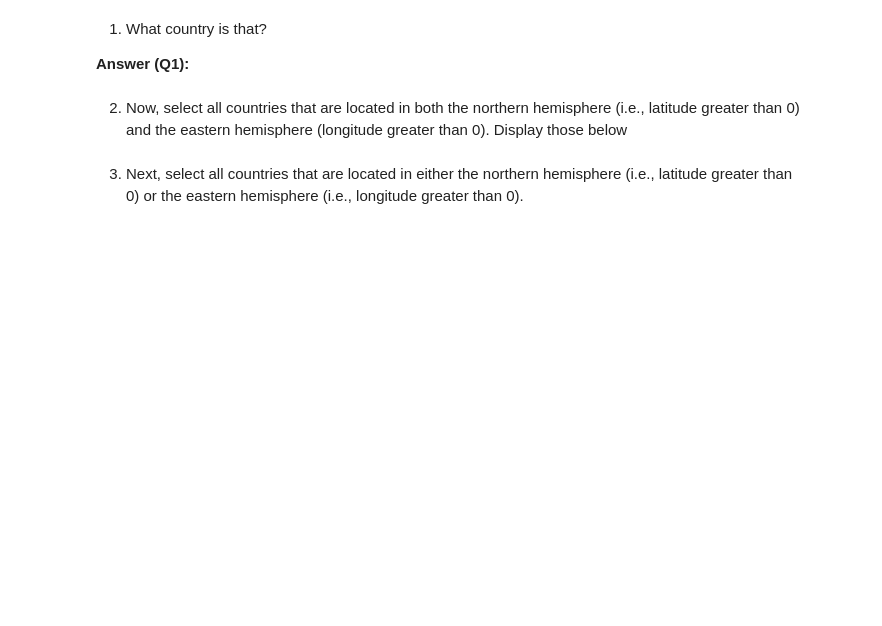
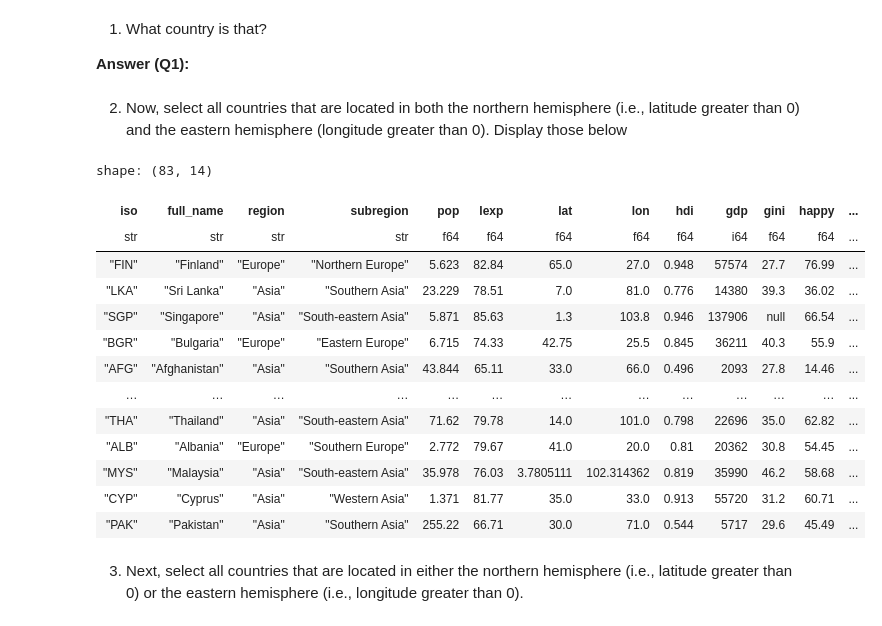
Before and after one commit to tettehdaniel/python-labs, a Jupyter notebook: Notebooks/Notebook04_DataManipulation2_SV.ipynb, the cells around one changed output. Drawn from its saved outputs; the diff is of its cells as text; code cells hidden in the pictures; blank space fills up the shorter version.

```diff
--- a/Notebooks/Notebook04_DataManipulation2_SV.ipynb
+++ b/Notebooks/Notebook04_DataManipulation2_SV.ipynb
@@ -82,5 +82,25 @@ shape: (135, 14)
 **Answer (Q1):**
 # %% [markdown]
 2. Now, select all countries that are located in both the northern hemisphere (i.e., latitude greater than 0) and the eastern hemisphere (longitude greater than 0). Display those below
+# %%
+(
+    dat
+    .filter((c.lat > 0) & (c.lon > 0))
+)
+# %% [output]
+shape: (83, 14)
+| iso | full_name | region | subregion | pop | lexp | lat | lon | hdi | gdp | gini | happy | ... |
+| str | str | str | str | f64 | f64 | f64 | f64 | f64 | i64 | f64 | f64 | ... |
+| "FIN" | "Finland" | "Europe" | "Northern Europe" | 5.623 | 82.84 | 65.0 | 27.0 | 0.948 | 57574 | 27.7 | 76.99 | ... |
+| "LKA" | "Sri Lanka" | "Asia" | "Southern Asia" | 23.229 | 78.51 | 7.0 | 81.0 | 0.776 | 14380 | 39.3 | 36.02 | ... |
+| "SGP" | "Singapore" | "Asia" | "South-eastern Asia" | 5.871 | 85.63 | 1.3 | 103.8 | 0.946 | 137906 | null | 66.54 | ... |
+| "BGR" | "Bulgaria" | "Europe" | "Eastern Europe" | 6.715 | 74.33 | 42.75 | 25.5 | 0.845 | 36211 | 40.3 | 55.9 | ... |
+| "AFG" | "Afghanistan" | "Asia" | "Southern Asia" | 43.844 | 65.11 | 33.0 | 66.0 | 0.496 | 2093 | 27.8 | 14.46 | ... |
+| … | … | … | … | … | … | … | … | … | … | … | … | ... |
+| "THA" | "Thailand" | "Asia" | "South-eastern Asia" | 71.62 | 79.78 | 14.0 | 101.0 | 0.798 | 22696 | 35.0 | 62.82 | ... |
+| "ALB" | "Albania" | "Europe" | "Southern Europe" | 2.772 | 79.67 | 41.0 | 20.0 | 0.81 | 20362 | 30.8 | 54.45 | ... |
+| "MYS" | "Malaysia" | "Asia" | "South-eastern Asia" | 35.978 | 76.03 | 3.7805111 | 102.314362 | 0.819 | 35990 | 46.2 | 58.68 | ... |
+| "CYP" | "Cyprus" | "Asia" | "Western Asia" | 1.371 | 81.77 | 35.0 | 33.0 | 0.913 | 55720 | 31.2 | 60.71 | ... |
+| "PAK" | "Pakistan" | "Asia" | "Southern Asia" | 255.22 | 66.71 | 30.0 | 71.0 | 0.544 | 5717 | 29.6 | 45.49 | ... |
 # %% [markdown]
 3. Next, select all countries that are located in either the northern hemisphere (i.e., latitude greater than 0) or the eastern hemisphere (i.e., longitude greater than 0).
```
Also changed, not shown: parts of 7 cells of this notebook.
